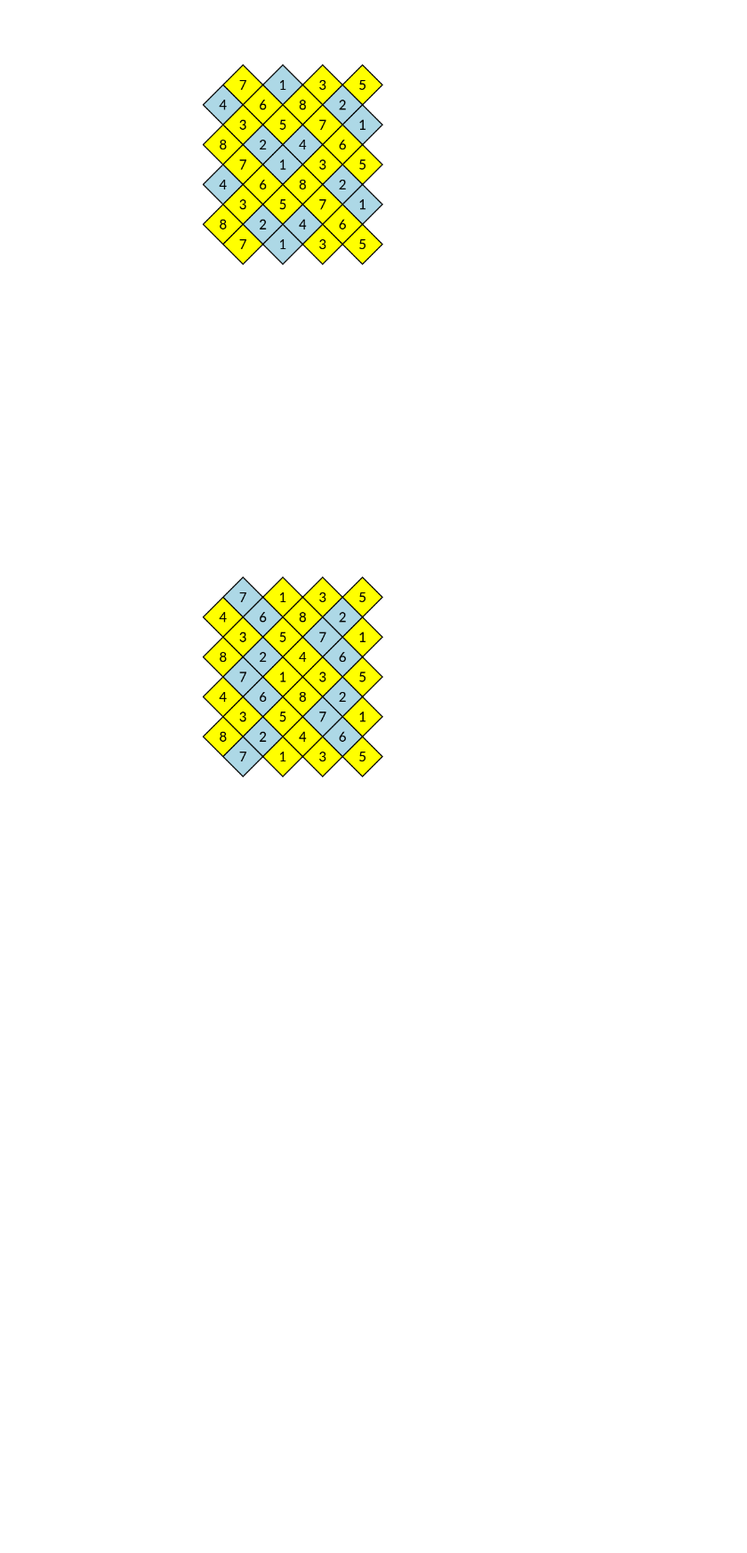
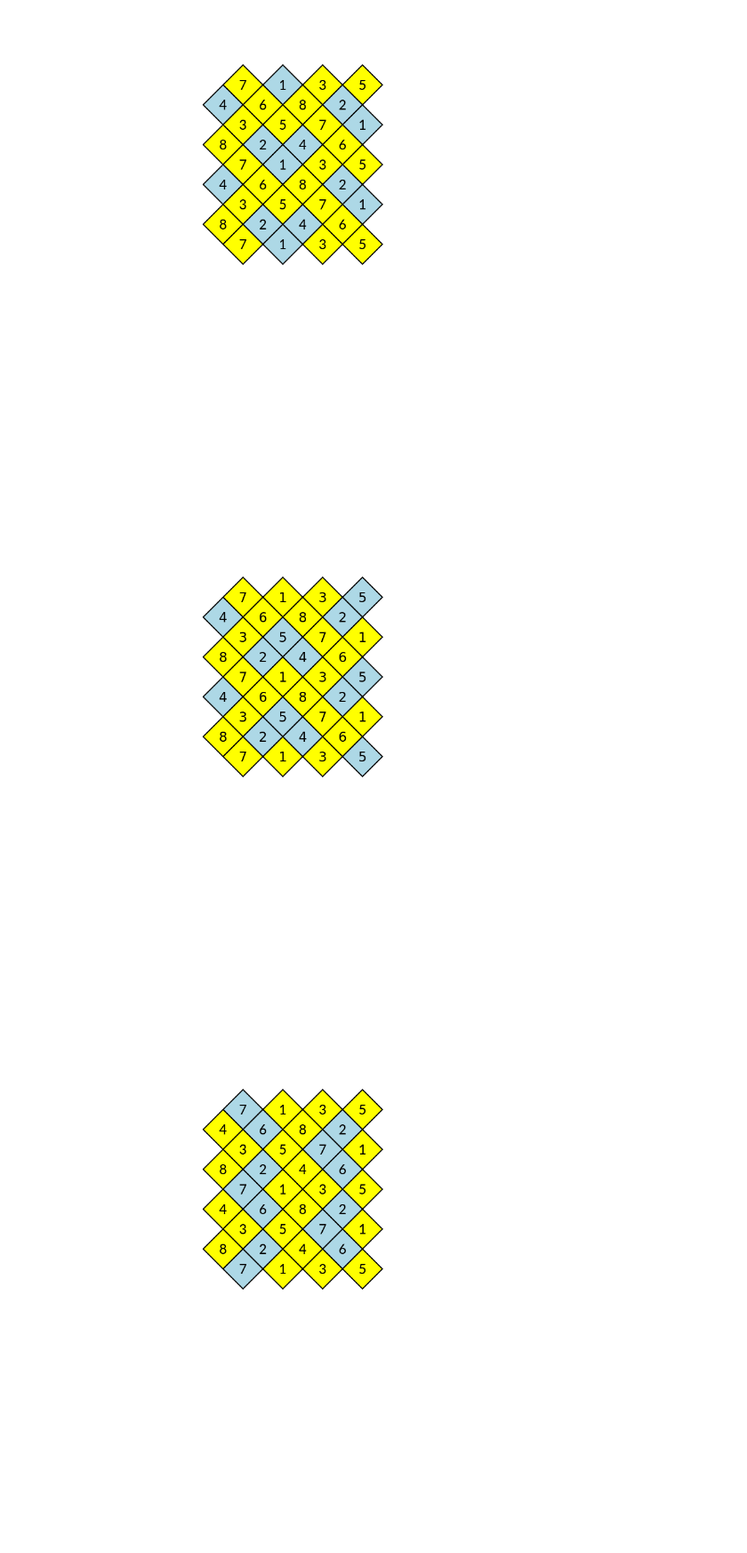
Before and after one commit to joshuarbholden/kumihimo, a Jupyter notebook: double_edo_yatsu_draw.ipynb, the cells around one changed output. Shown at 89% size. Saved outputs shown, nothing was run; the diff lists cells and outputs as text; code cells hidden in the pictures; blank space fills up the shorter version.

```diff
--- a/double_edo_yatsu_draw.ipynb
+++ b/double_edo_yatsu_draw.ipynb
@@ -391,6 +424,16 @@ using Luxor
     end 25unit 25unit
 # %% [output]
 [figure]
+# %%
+#test, R8, 6 spot, rotated
+using Luxor
+@draw begin
+    fontsize(24)
+    grid= fillGrid(4, [1,0,0,0], [1,1,0,0], ["yellow", "light blue"])
+    drawAbstractedGrid(4, grid, O-(0, 10unit), Point(-unit,unit), Point(unit,unit))
+    end 25unit 25unit
+# %% [output]
+[figure, added]
 # %%
 #R11 and R19, 6 spot
 using Luxor
```
Also changed, not shown: parts of 6 cells of this notebook, 48 other files.
